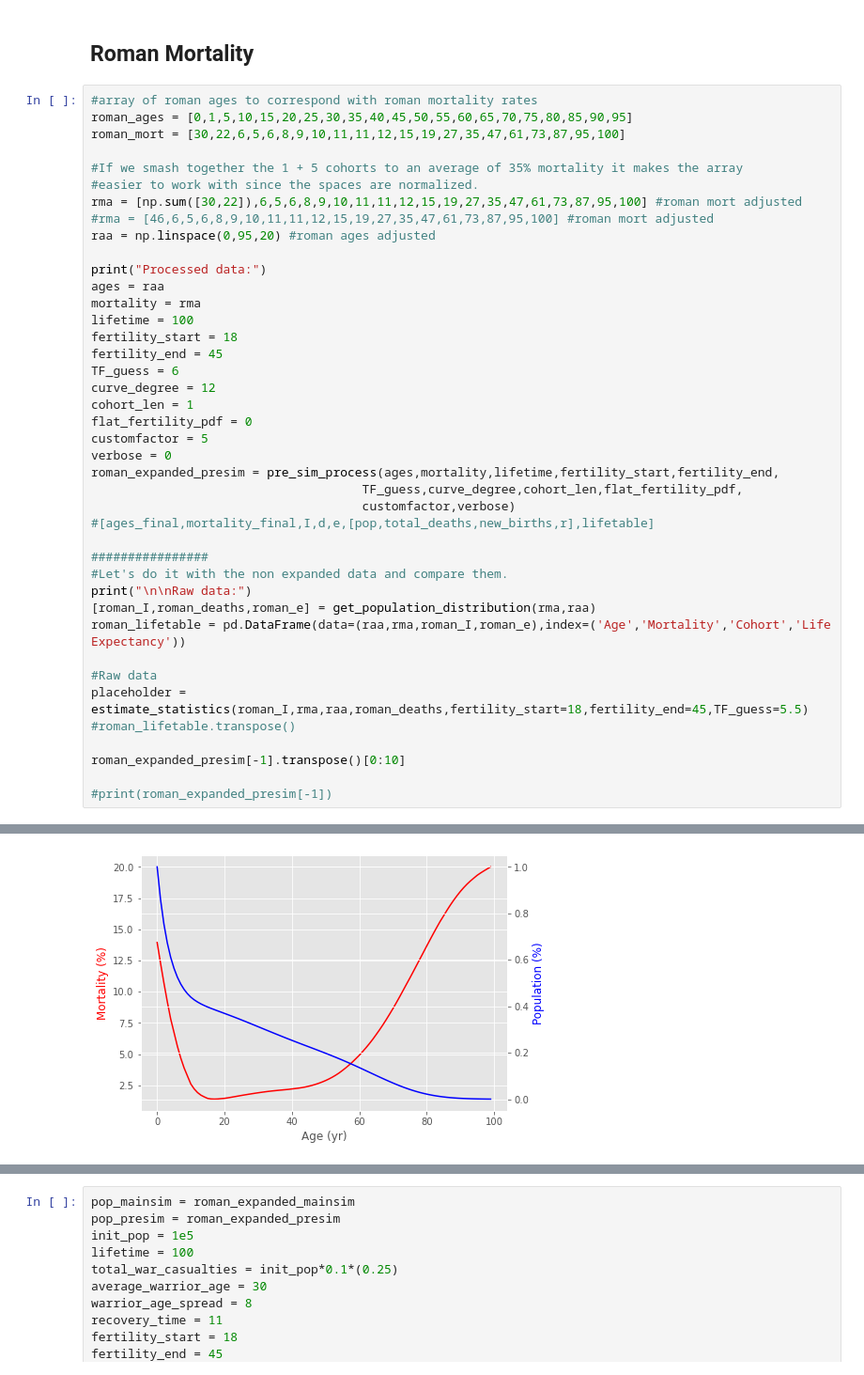
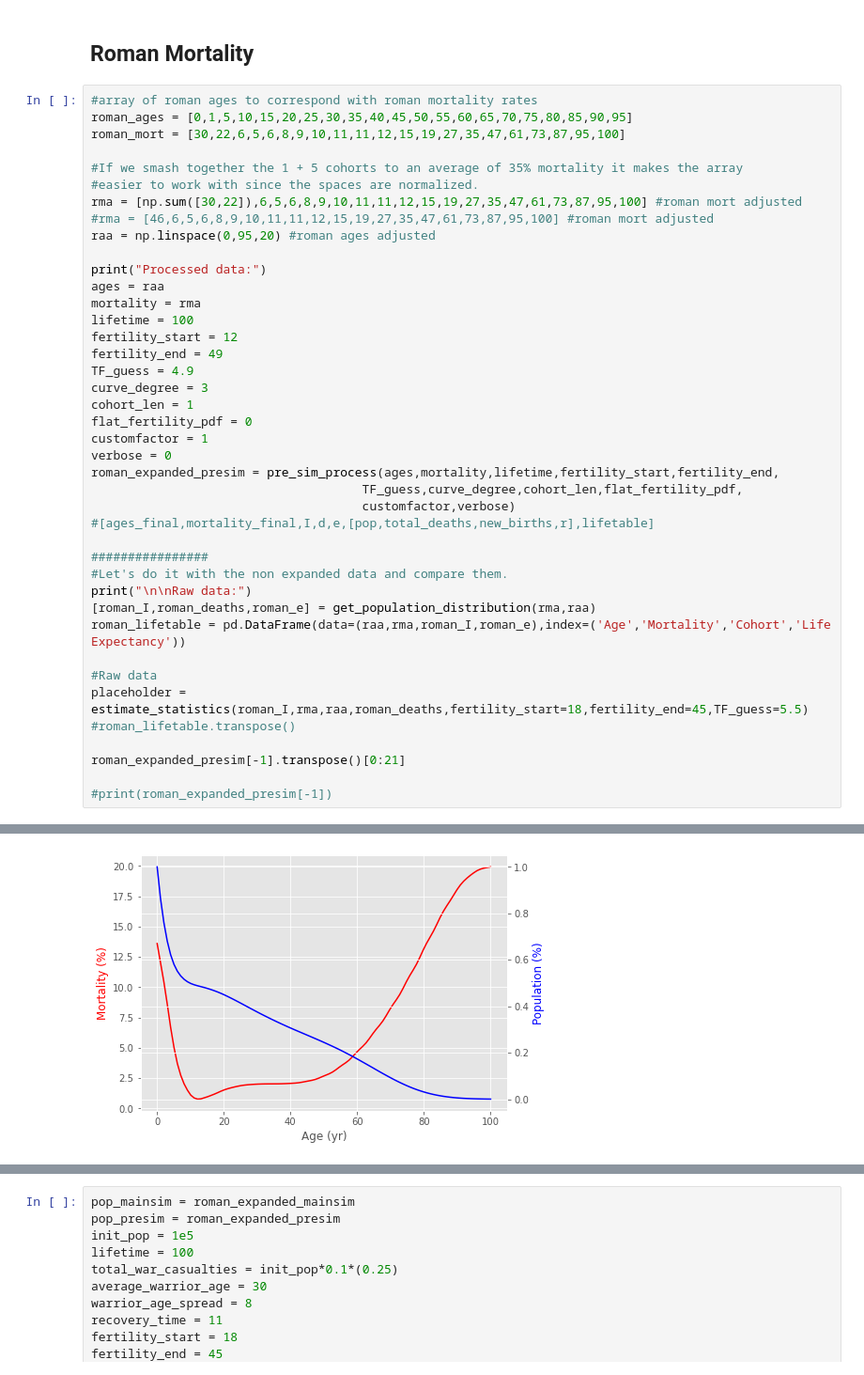
Before and after one commit to soundofives/worldbuilding, a Jupyter notebook: dnd-progs/poppyr.ipynb, the cells around one changed output, grey strips where cells are left out. Shown at 94% size. Drawn from its saved outputs; the diff is of its cells as text.

```diff
--- a/dnd-progs/poppyr.ipynb
+++ b/dnd-progs/poppyr.ipynb
@@ -55,13 +161,13 @@ print("Processed data:")
 ages = raa
 mortality = rma
 lifetime = 100
-fertility_start = 18
-fertility_end = 45
-TF_guess = 6
-curve_degree = 12
+fertility_start = 12
+fertility_end = 49
+TF_guess = 4.9
+curve_degree = 3
 cohort_len = 1
 flat_fertility_pdf = 0
-customfactor = 5
+customfactor = 1
 verbose = 0
 roman_expanded_presim = pre_sim_process(ages,mortality,lifetime,fertility_start,fertility_end,
                                      TF_guess,curve_degree,cohort_len,flat_fertility_pdf,
@@ -78,7 +184,7 @@ roman_lifetable = pd.DataFrame(data=(raa,rma,roman_I,roman_e),index=('Age','Mort
 placeholder = estimate_statistics(roman_I,rma,raa,roman_deaths,fertility_start=18,fertility_end=45,TF_guess=5.5)
 #roman_lifetable.transpose()
 
-roman_expanded_presim[-1].transpose()[0:10]
+roman_expanded_presim[-1].transpose()[0:21]
 
 #print(roman_expanded_presim[-1])
 # %% [output]
@@ -111,4 +223,4 @@ Growth rate in percent:  0.37039694667457657
-[figure, old version]
+[figure, new version]
 # %%
 # roman_expanded_result = np.load('roman_expanded_12021-01-1412.28.57.426426.npy',allow_pickle=1)
 
```
Also changed, not shown: parts of 24 cells of this notebook, 53 other files.
